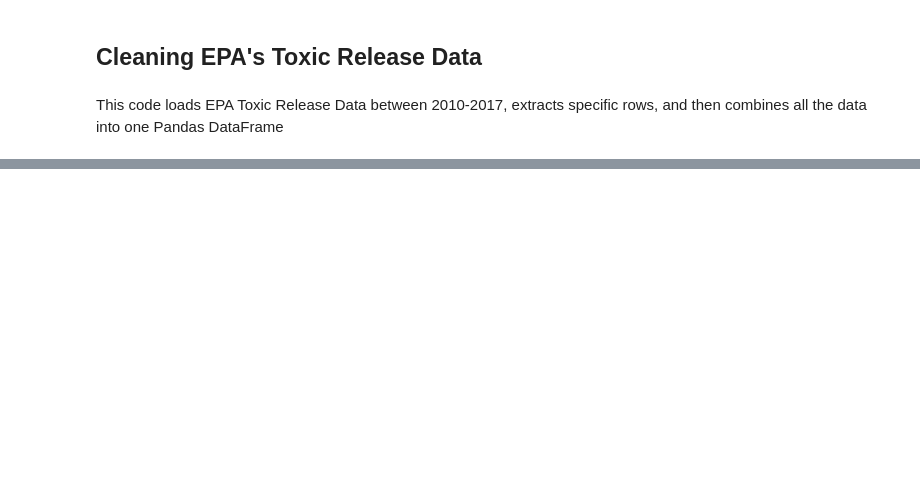
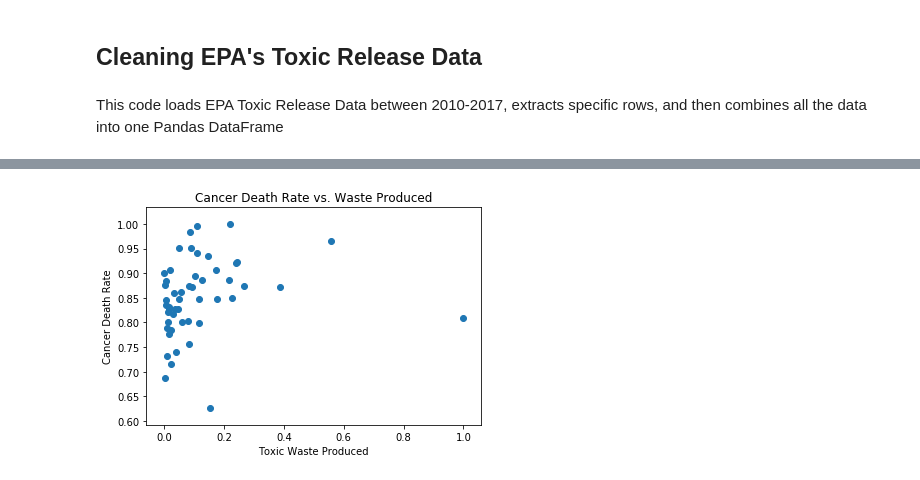
Before and after one commit to austinlittle1/ETLproject, a Jupyter notebook: toxic_release_resources/CleanToxicReleaseData.ipynb, the cells around one changed output, grey strips where cells are left out. Drawn from its saved outputs; the diff is of its cells as text; code cells hidden in the pictures; blank space fills up the shorter version.

```diff
--- a/toxic_release_resources/CleanToxicReleaseData.ipynb
+++ b/toxic_release_resources/CleanToxicReleaseData.ipynb
@@ -49,0 +86,4 @@ ToxRelData
+# %%
+toxic_state = ToxRelData.groupby('State')['PROD._WASTE_(8.1_THRU_8.7)'].sum()
+toxic_state = pd.DataFrame(toxic_state)
+toxic_state.head()
@@ -49,0 +98,43 @@ ToxRelData
+# %%
+#Import Death Causes Data
+cause_data = pd.read_csv('https://query.data.world/s/hloprbqvdt5aaenezjjfcfnujb76we')
+
+# Separate Cancer Data
+cancer_data = cause_data.loc[(cause_data['Cause Name'] == 'Cancer')]
+cancer_data = cancer_data.loc[cause_data['Year'] == 2011]
+
+# Separate Heart Data
+heart_data = cause_data.loc[(cause_data['Cause Name'] == 'Heart disease')]
+heart_data = heart_data.loc[cause_data['Year'] == 2011]
+
+# Separate Influenza Data
+influenza_data = cause_data.loc[(cause_data['Cause Name'] == 'Influenza and pneumonia')]
+inf_data = influenza_data.loc[cause_data['Year'] == 2011]
+# %%
+# Merge Toxic Release and Death Causes Data
+
+toxic_cancer = pd.merge(toxic_state, cancer_data, on=['State'])
+
+toxic_heart = pd.merge(toxic_state, heart_data, on=['State'])
+
+toxic_flu = pd.merge(toxic_state, inf_data, on=['State'])
+
+#Normalize Prod._Waste and Age-Adjusted Death Rate
+toxic_cancer['Age-adjusted Death Rate'] = toxic_cancer['Age-adjusted Death Rate'] / toxic_cancer['Age-adjusted Death Rate'].max()
+toxic_cancer['PROD._WASTE_(8.1_THRU_8.7)'] = toxic_cancer['PROD._WASTE_(8.1_THRU_8.7)'] / toxic_cancer['PROD._WASTE_(8.1_THRU_8.7)'].max()
+
+toxic_heart['Age-adjusted Death Rate'] = toxic_heart['Age-adjusted Death Rate'] / toxic_heart['Age-adjusted Death Rate'].max()
+toxic_heart['PROD._WASTE_(8.1_THRU_8.7)'] = toxic_heart['PROD._WASTE_(8.1_THRU_8.7)'] / toxic_heart['PROD._WASTE_(8.1_THRU_8.7)'].max()
+
+toxic_flu['Age-adjusted Death Rate'] = toxic_flu['Age-adjusted Death Rate'] / toxic_flu['Age-adjusted Death Rate'].max()
+toxic_flu['PROD._WASTE_(8.1_THRU_8.7)'] = toxic_flu['PROD._WASTE_(8.1_THRU_8.7)'] / toxic_flu['PROD._WASTE_(8.1_THRU_8.7)'].max()
+# %%
+# Scatter plots to see if High waste produced is visibly correlated with death rates
+
+plt.scatter(toxic_cancer['PROD._WASTE_(8.1_THRU_8.7)'],toxic_cancer['Age-adjusted Death Rate'])
+plt.title('Cancer Death Rate vs. Waste Produced')
+plt.xlabel('Toxic Waste Produced')
+plt.ylabel('Cancer Death Rate')
+plt.show()
+# %% [output]
+[figure, added]
```
Also changed, not shown: parts of 9 cells of this notebook.
